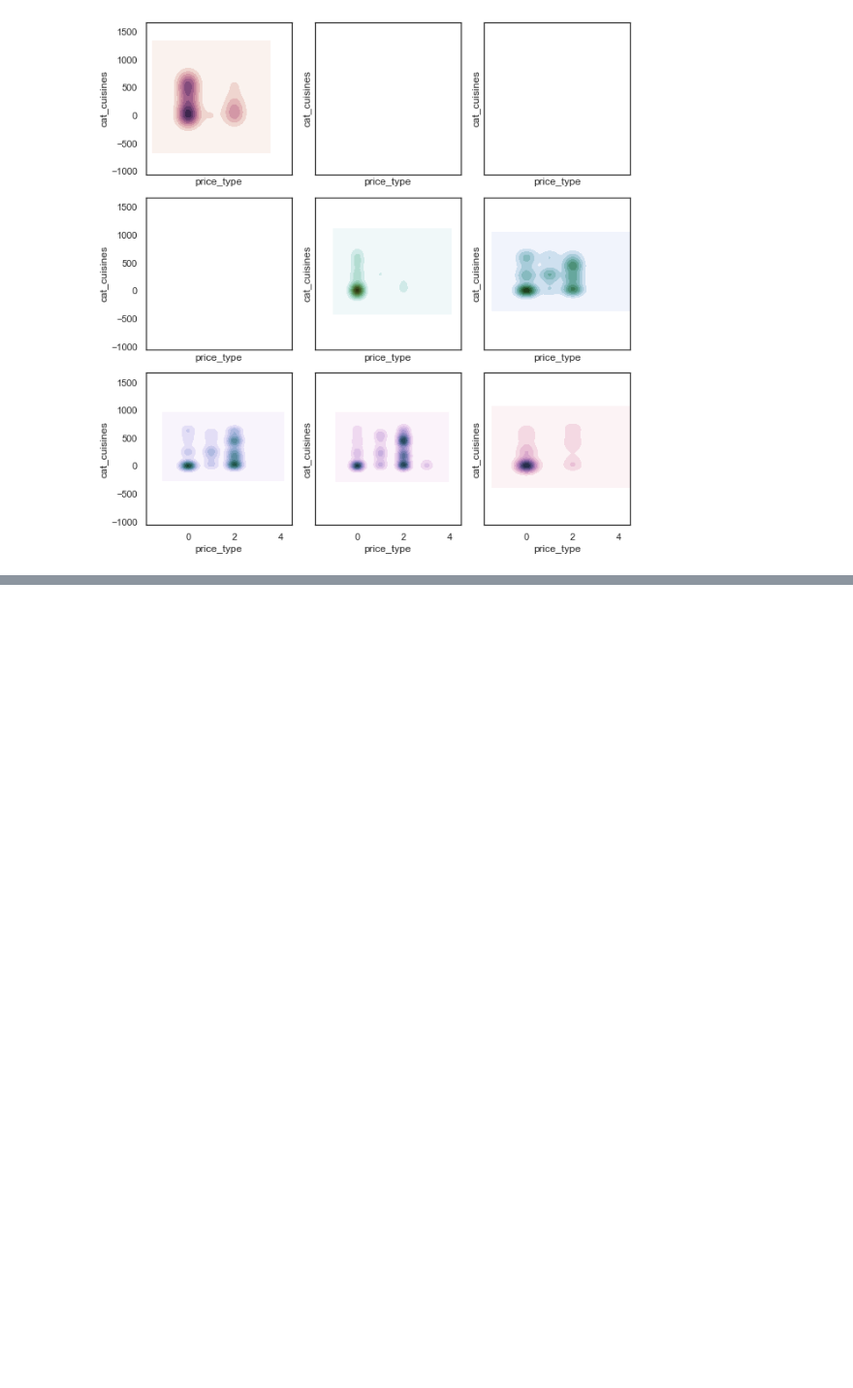
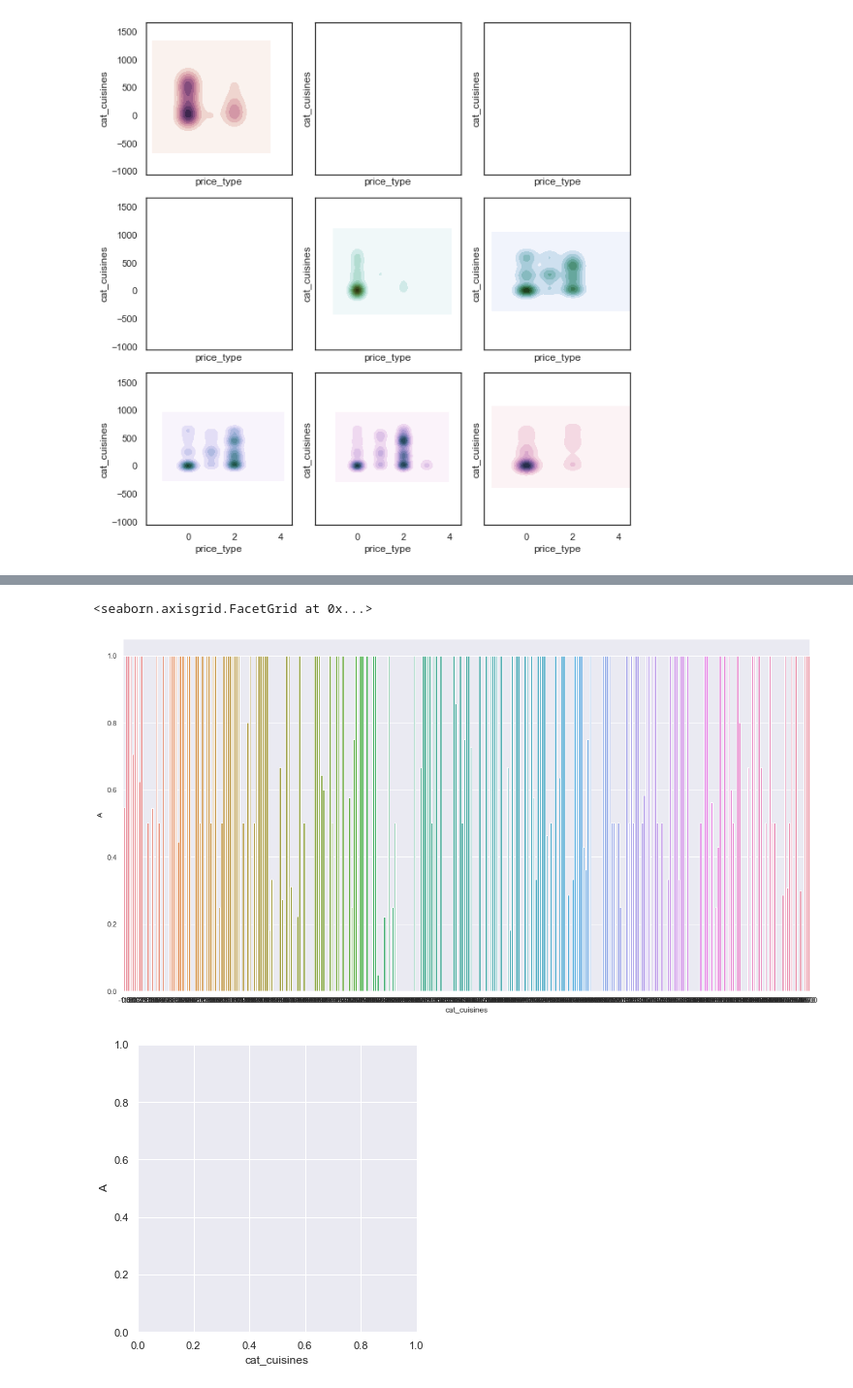
Before and after one commit to BWallyn/Datacamp, a Jupyter notebook: notebooks/1.3-bw-correlation.ipynb, the cells around one changed output, grey strips where cells are left out. Shown at 97% size. Drawn from its saved outputs; the diff is of its cells as text; code cells hidden in the pictures; blank space fills up the shorter version.

```diff
--- a/notebooks/1.3-bw-correlation.ipynb
+++ b/notebooks/1.3-bw-correlation.ipynb
@@ -157,0 +328,5 @@ f.tight_layout()
+# %%
+cat_cuisines = pd.crosstab(merged_first['cat_cuisines'], merged_first['category_inspection']).apply(lambda r: r/r.sum(), axis=1)
+cat_cuisines.reset_index(inplace=True)
+cat_cuisines.columns = ['cat_cuisines', 'A', 'B', 'C']
+cat_cuisines
@@ -157,0 +347,8 @@ f.tight_layout()
+# %%
+f, ax = plt.subplots(figsize=(19, 10))
+sns.set(style="darkgrid")
+sns.catplot(x='cat_cuisines', y='A', data=cat_cuisines, kind='bar', ax=ax)
+# %% [output]
+<seaborn.axisgrid.FacetGrid at 0x...>
+[figure, added]
+[figure, added]
```
Also changed, not shown: parts of 32 cells of this notebook.
